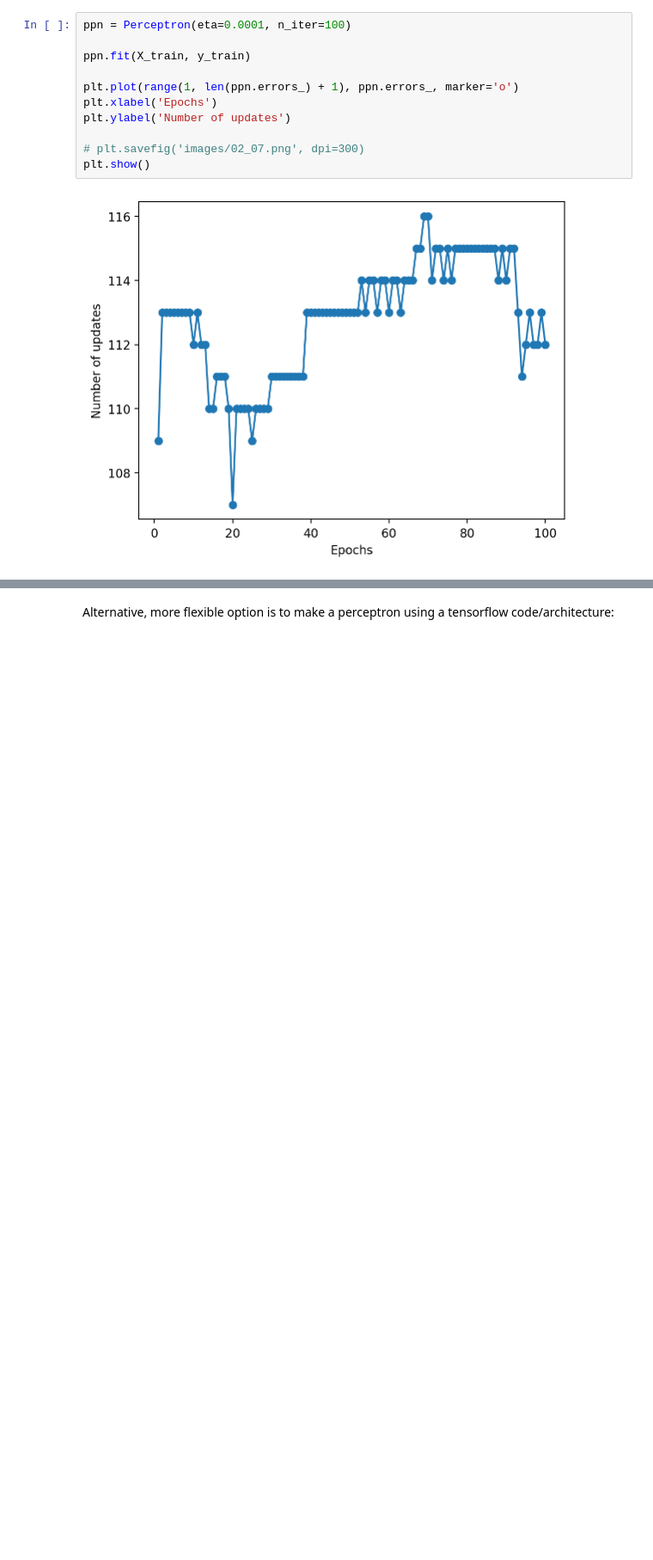
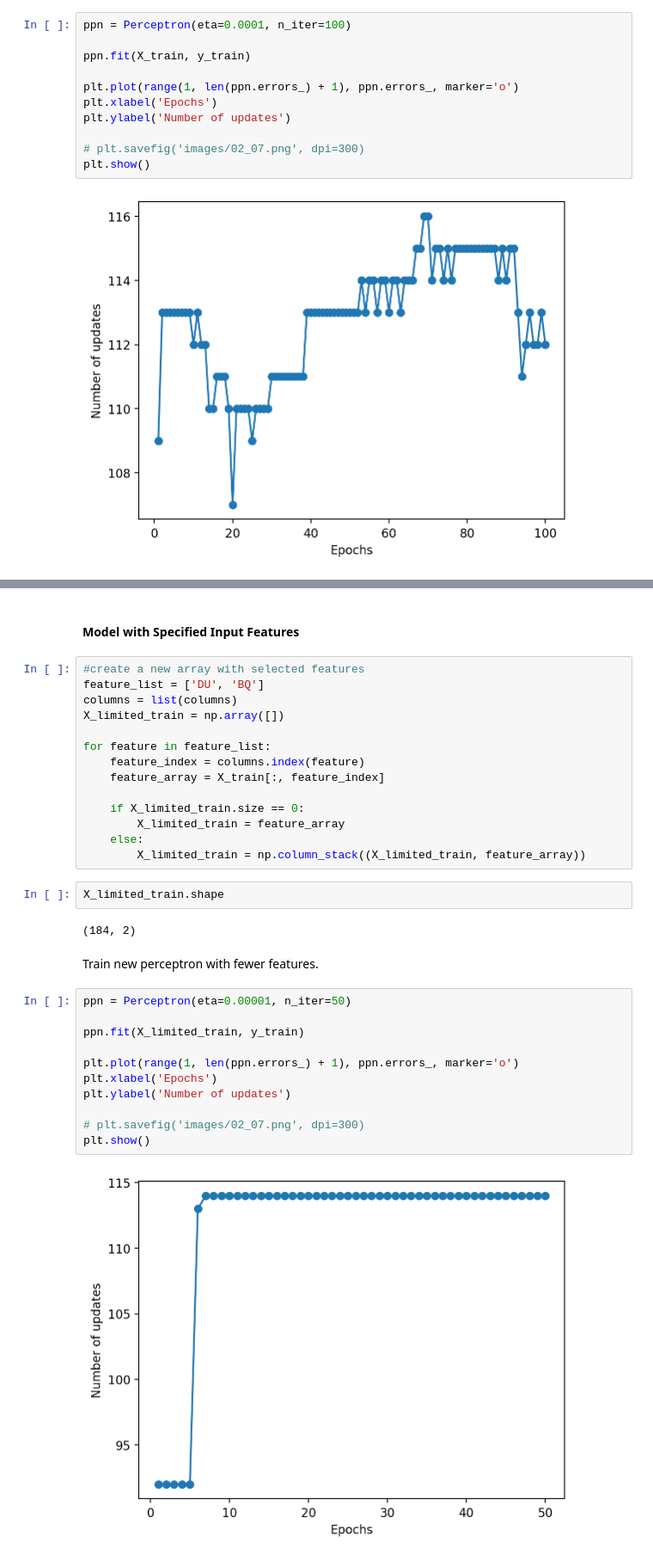
Before and after one commit to darby-brown/predicting-age-related-diseases, a Jupyter notebook: Darby Playground/Perceptron Model.ipynb, the cells around one changed output, grey strips where cells are left out. Shown at 86% size. Drawn from its saved outputs; the diff is of its cells as text; blank space fills up the shorter version.

```diff
--- a/Darby Playground/Perceptron Model.ipynb
+++ b/Darby Playground/Perceptron Model.ipynb
@@ -408,2 +361,35 @@ Based on the massive error rate, it seems the model isn't converging and therefo
-# %% [markdown]
-Alternative, more flexible option is to make a perceptron using a tensorflow code/architecture:
+# %% [markdown]
+#### Model with Specified Input Features
+# %%
+#create a new array with selected features
+feature_list = ['DU', 'BQ']
+columns = list(columns)
+X_limited_train = np.array([])
+
+for feature in feature_list:
+    feature_index = columns.index(feature)
+    feature_array = X_train[:, feature_index]
+
+    if X_limited_train.size == 0:
+        X_limited_train = feature_array
+    else:
+        X_limited_train = np.column_stack((X_limited_train, feature_array))
+# %%
+X_limited_train.shape
+# %% [output]
+(184, 2)
+# %% [markdown]
+Train new perceptron with fewer features.
+# %%
+ppn = Perceptron(eta=0.00001, n_iter=50)
+
+ppn.fit(X_limited_train, y_train)
+
+plt.plot(range(1, len(ppn.errors_) + 1), ppn.errors_, marker='o')
+plt.xlabel('Epochs')
+plt.ylabel('Number of updates')
+
+# plt.savefig('images/02_07.png', dpi=300)
+plt.show()
+# %% [output]
+[figure, added]
```
Also changed, not shown: parts of 35 cells of this notebook, 1 other file.
